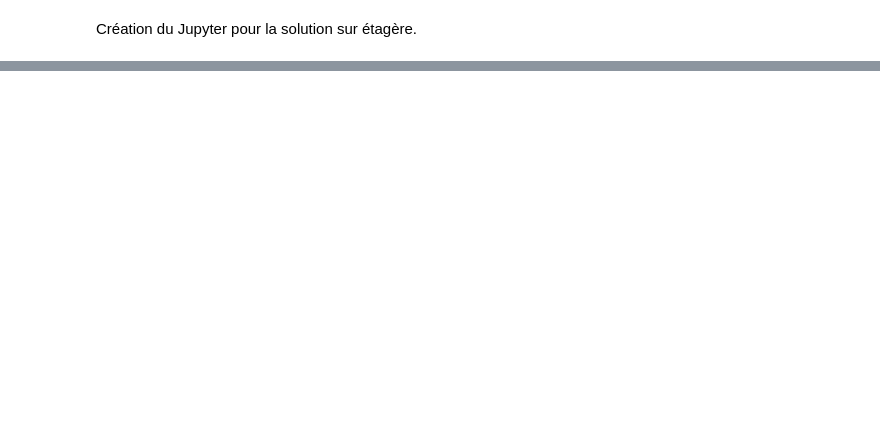
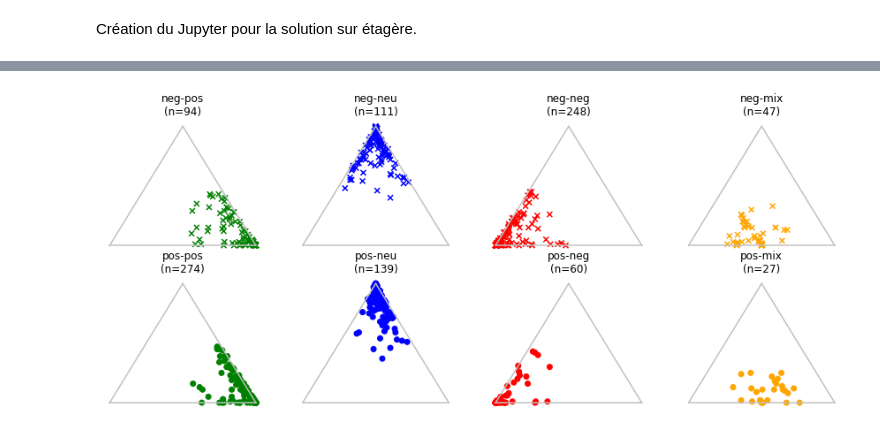
Before and after one commit to Sfix/OC-P07, a Jupyter notebook: Collect data sur etagere.ipynb, the cells around one changed output, grey strips where cells are left out. Saved outputs shown, nothing was run; the diff lists cells and outputs as text; code cells hidden in the pictures; blank space fills up the shorter version.

```diff
--- a/Collect data sur etagere.ipynb
+++ b/Collect data sur etagere.ipynb
@@ -221,0 +268,90 @@ df_results.to_pickle(Path('./data')/f"{FILE_DF_RESULTS}.pkl")
+# %%
+figs, axs = plt.subplots(
+                        nrows= 2,
+                        ncols= 4,
+                        sharex= True,
+                        sharey= True,
+                        figsize= (15, 6)
+)
+
+fig, ax = plt.subplots()
+code_sentiment = {
+                    'negatif' : 0,
+                    'positif' : 1
+}
+marker_style = {
+                    'negatif' : 'x',
+                    'positif' : 'o'
+}
+c_dict = {
+            'positive' : 'green',
+            'neutral'  : 'blue',
+            'negative' : 'red',
+            'mixed'    : 'orange'
+}
+
+row = 0
+for sentiment in ['negatif', 'positif']:
+    col = 0
+    for predicted_sentiment in c_dict.keys():
+        mask_index = df_test.loc[
+                            df_test['score'] == code_sentiment[sentiment]
+        ].index
+        mask = [
+                x['sentiment'] == predicted_sentiment
+                if x['index'] in mask_index else False
+                for index, x in df_results.iterrows()
+        ]
+        x = [
+                0 * x['score_negative']                               \
+                    + np.cos(np.pi/3) * x['score_neutral']            \
+                    + 1 * x['score_positive']
+                for index, x in df_results.loc[mask].iterrows()
+        ]
+        y = [
+                0 * x['score_negative']                               \
+                    + np.sin(np.pi/3) * x['score_neutral']            \
+                    + 0 * x['score_positive']
+                for index, x in df_results.loc[mask].iterrows()
+        ]
+
+        colors = [c_dict[x] for x in df_results.loc[mask, 'sentiment']]
+
+        axs[row, col].scatter(
+                                x= x,
+                                y= y,
+                                c= colors,
+                                marker= marker_style[sentiment],
+                                label= f"{sentiment} - {predicted_sentiment}"
+        )
+        axs[row, col].plot(
+                            [0, np.cos(np.pi/3)], [0, np.sin(np.pi/3)],
+                            [np.cos(np.pi/3), 1], [np.sin(np.pi/3), 0],
+                            [0, 1], [0, 0],
+                            c= 'silver'
+        )
+        axs[row, col].set_axis_off()
+        axs[row, col].set_title(
+                f"{sentiment[:3]}-{predicted_sentiment[:3]}\n(n={len(x)})")
+        col += 1
+        ax.scatter(
+                    x= x,
+                    y= y,
+                    c= colors,
+                    marker= marker_style[sentiment],
+                    label= f"{sentiment} - {predicted_sentiment}"
+        )
+    row += 1
+
+plt.legend(
+            loc= 'upper right',
+            bbox_to_anchor= [1.2, 1]
+)
+plt.text(x= -.01, y= -0.05, s= "Négatif")
+plt.text(x= 1.02, y= -0.01, s= "Positif")
+plt.text(x= np.cos(np.pi/3) + 0.01, y= np.sin(np.pi/3), s= "Neutre")
+plt.grid(False)
+plt.axis('off')
+plt.show()
+# %% [output]
+[figure, added]
```
Also changed, not shown: parts of 9 cells of this notebook, 10 other files.
